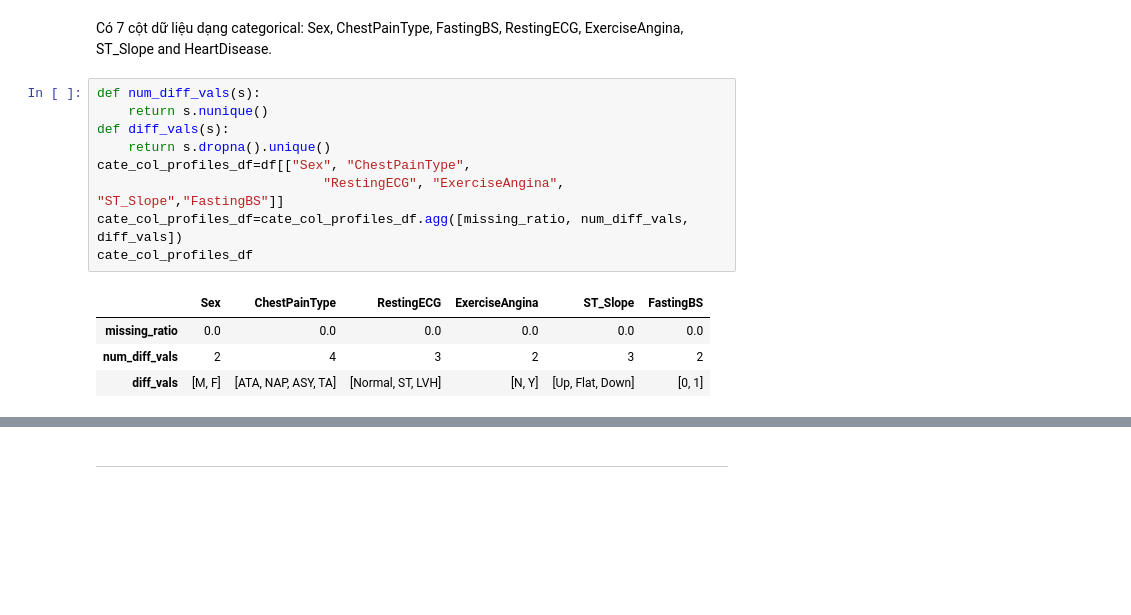
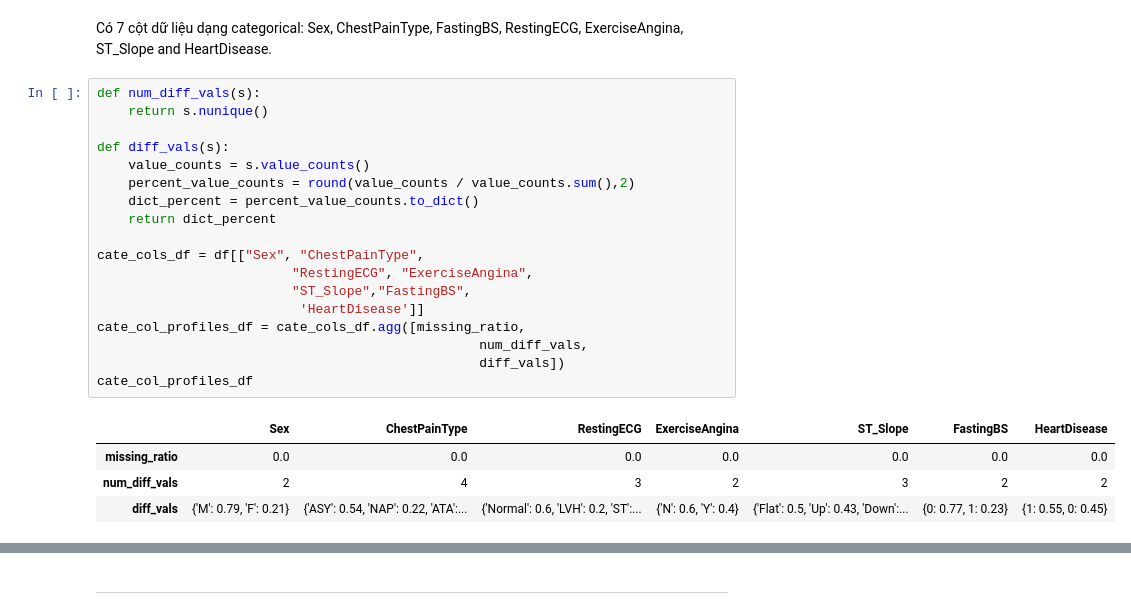
Before and after one commit to MinhVuong2000/P4DS-FinalProject, a Jupyter notebook: Final_Project.ipynb, the cells around one changed output, grey strips where cells are left out. Drawn from its saved outputs; the diff is of its cells as text; blank space fills up the shorter version.

```diff
--- a/Final_Project.ipynb
+++ b/Final_Project.ipynb
@@ -165,14 +311,23 @@ Có 7 cột dữ liệu dạng categorical: Sex, ChestPainType, FastingBS, Resti
 # %%
 def num_diff_vals(s):
     return s.nunique()
+
 def diff_vals(s):
-    return s.dropna().unique()
-cate_col_profiles_df=df[["Sex", "ChestPainType",
-                             "RestingECG", "ExerciseAngina", "ST_Slope","FastingBS"]]
-cate_col_profiles_df=cate_col_profiles_df.agg([missing_ratio, num_diff_vals, diff_vals])
+    value_counts = s.value_counts()
+    percent_value_counts = round(value_counts / value_counts.sum(),2)
+    dict_percent = percent_value_counts.to_dict()
+    return dict_percent
+
+cate_cols_df = df[["Sex", "ChestPainType",
+                         "RestingECG", "ExerciseAngina",
+                         "ST_Slope","FastingBS",
+                          'HeartDisease']]
+cate_col_profiles_df = cate_cols_df.agg([missing_ratio,
+                                                 num_diff_vals,
+                                                 diff_vals])
 cate_col_profiles_df
 # %% [output]
-|  | Sex | ChestPainType | RestingECG | ExerciseAngina | ST_Slope | FastingBS |
-| missing_ratio | 0.0 | 0.0 | 0.0 | 0.0 | 0.0 | 0.0 |
-| num_diff_vals | 2 | 4 | 3 | 2 | 3 | 2 |
-| diff_vals | [M, F] | [ATA, NAP, ASY, TA] | [Normal, ST, LVH] | [N, Y] | [Up, Flat, Down] | [0, 1] |
+|  | Sex | ChestPainType | RestingECG | ExerciseAngina | ST_Slope | FastingBS | HeartDisease |
+| missing_ratio | 0.0 | 0.0 | 0.0 | 0.0 | 0.0 | 0.0 | 0.0 |
+| num_diff_vals | 2 | 4 | 3 | 2 | 3 | 2 | 2 |
+| diff_vals | {'M': 0.79, 'F': 0.21} | {'ASY': 0.54, 'NAP': 0.22, 'ATA':... | {'Normal': 0.6, 'LVH': 0.2, 'ST':... | {'N': 0.6, 'Y': 0.4} | {'Flat': 0.5, 'Up': 0.43, 'Down':... | {0: 0.77, 1: 0.23} | {1: 0.55, 0: 0.45} |
```
Also changed, not shown: parts of 49 cells of this notebook.
